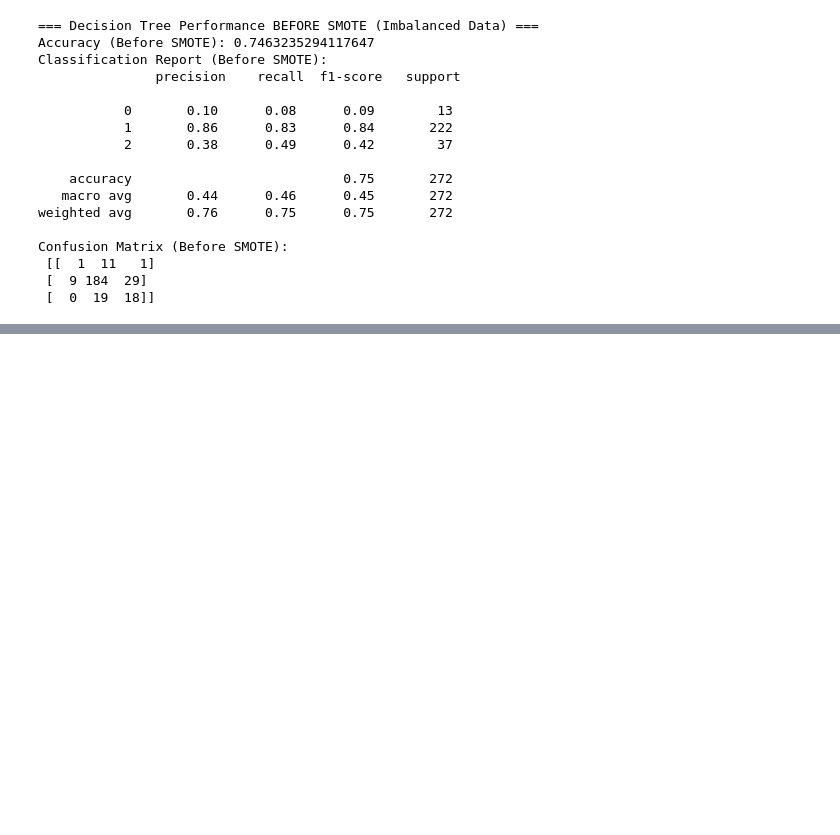
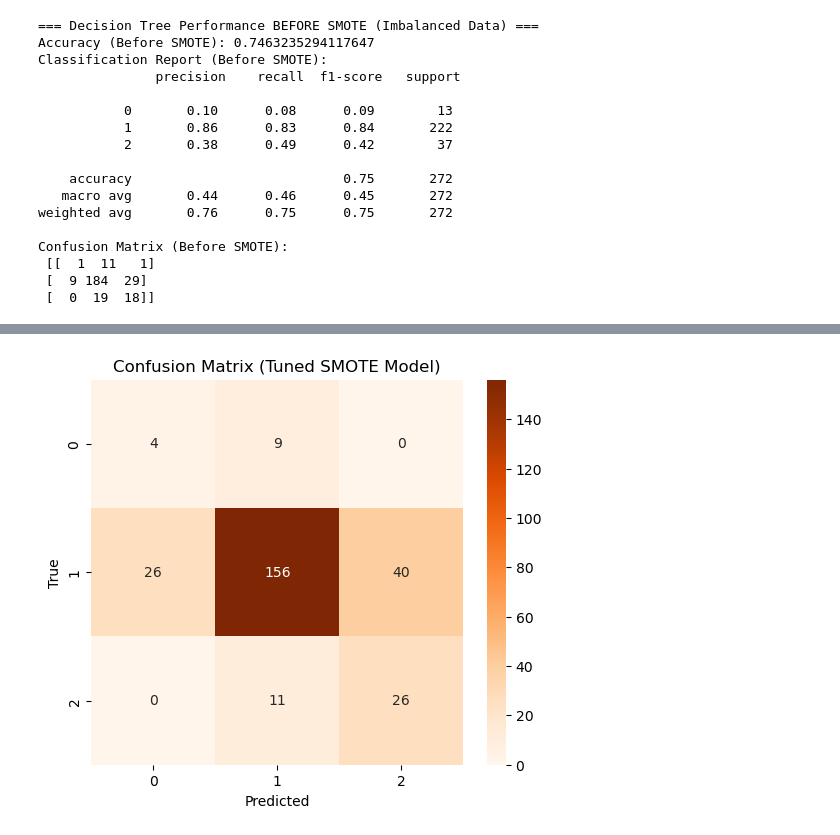
Before and after one commit to dan01240/ds_301, a Jupyter notebook: decision_tree.ipynb, the cells around one changed output, grey strips where cells are left out. Drawn from its saved outputs; the diff is of its cells as text; code cells hidden in the pictures; blank space fills up the shorter version.

```diff
--- a/decision_tree.ipynb
+++ b/decision_tree.ipynb
@@ -773,0 +527,12 @@ Confusion Matrix (Optimal Pruned Model Before SMOTE):
+# %%
+# =============================================================================
+# Plot: GridSearchCV Best Score and Confusion Matrix for Tuned SMOTE Model
+# =============================================================================
+plt.figure(figsize=(6,5))
+sns.heatmap(confusion_matrix(y_test, y_pred_optimized_smote), annot=True, fmt="d", cmap="Oranges")
+plt.title("Confusion Matrix (Tuned SMOTE Model)")
+plt.xlabel("Predicted")
+plt.ylabel("True")
+plt.show()
+# %% [output]
+[figure, added]
```
Also changed, not shown: parts of 13 cells of this notebook.
